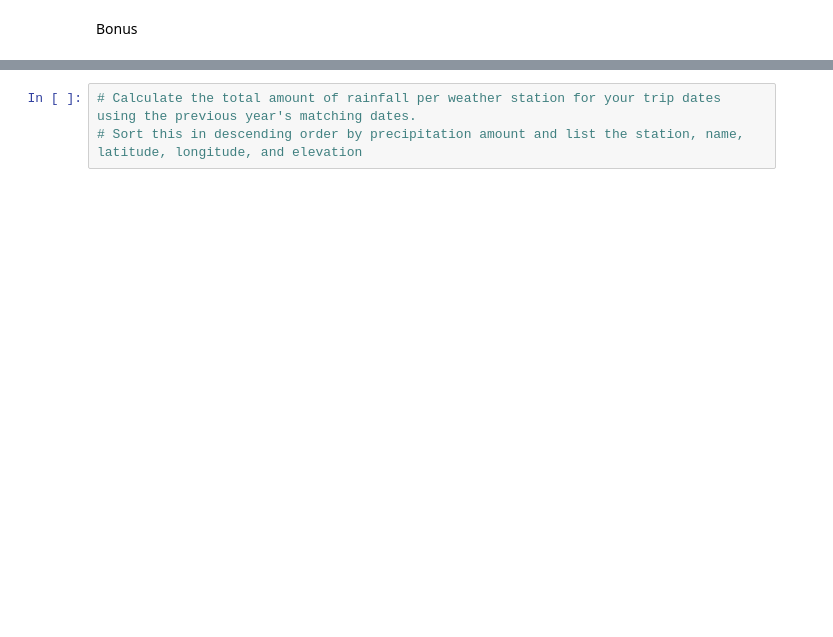
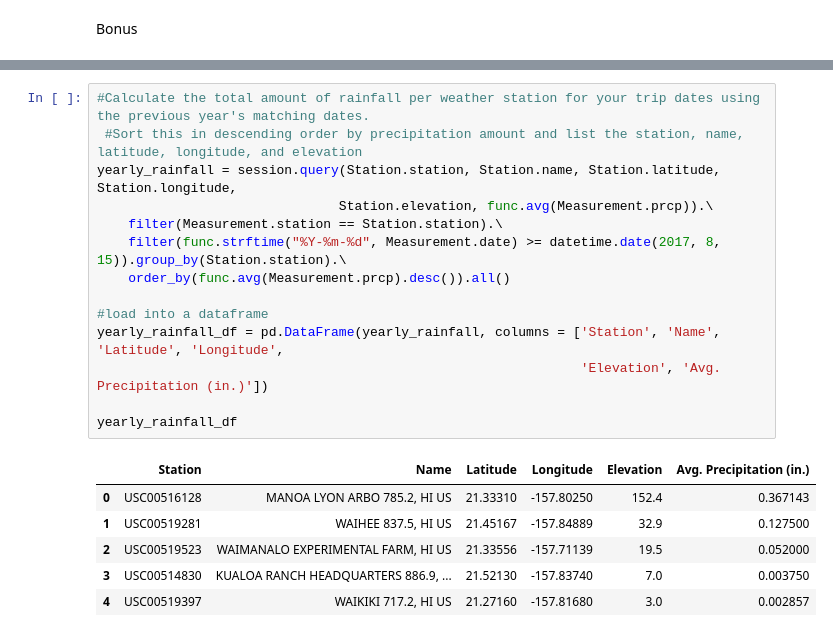
Before and after one commit to Whitney128/Homework, a Jupyter notebook: SQL-Alchemy-challenge/SQL-Alchemy_Challenge.ipynb, the cells around one changed output, grey strips where cells are left out. Drawn from its saved outputs; the diff is of its cells as text; blank space fills up the shorter version.

```diff
--- a/SQL-Alchemy-challenge/SQL-Alchemy_Challenge.ipynb
+++ b/SQL-Alchemy-challenge/SQL-Alchemy_Challenge.ipynb
@@ -94,6 +175,24 @@ NameError: name 'session' is not defined
 # %%
-# Calculate the total amount of rainfall per weather station for your trip dates using the previous year's matching dates.
-# Sort this in descending order by precipitation amount and list the station, name, latitude, longitude, and elevation
+#Calculate the total amount of rainfall per weather station for your trip dates using the previous year's matching dates.
+ #Sort this in descending order by precipitation amount and list the station, name, latitude, longitude, and elevation
+yearly_rainfall = session.query(Station.station, Station.name, Station.latitude, Station.longitude,
+                               Station.elevation, func.avg(Measurement.prcp)).\
+    filter(Measurement.station == Station.station).\
+    filter(func.strftime("%Y-%m-%d", Measurement.date) >= datetime.date(2017, 8, 15)).group_by(Station.station).\
+    order_by(func.avg(Measurement.prcp).desc()).all()
+
+#load into a dataframe
+yearly_rainfall_df = pd.DataFrame(yearly_rainfall, columns = ['Station', 'Name', 'Latitude', 'Longitude',
+                                                              'Elevation', 'Avg. Precipitation (in.)'])
+
+yearly_rainfall_df
+# %% [output]
+|  | Station | Name | Latitude | Longitude | Elevation | Avg. Precipitation (in.) |
+| 0 | USC00516128 | MANOA LYON ARBO 785.2, HI US | 21.33310 | -157.80250 | 152.4 | 0.367143 |
+| 1 | USC00519281 | WAIHEE 837.5, HI US | 21.45167 | -157.84889 | 32.9 | 0.127500 |
+| 2 | USC00519523 | WAIMANALO EXPERIMENTAL FARM, HI US | 21.33556 | -157.71139 | 19.5 | 0.052000 |
+| 3 | USC00514830 | KUALOA RANCH HEADQUARTERS 886.9, ... | 21.52130 | -157.83740 | 7.0 | 0.003750 |
+| 4 | USC00519397 | WAIKIKI 717.2, HI US | 21.27160 | -157.81680 | 3.0 | 0.002857 |
 # %%
 # Create a query that will calculate the daily normals
 # (i.e. the averages for tmin, tmax, and tavg for all historic data matching a specific month and day)
```
Also changed, not shown: parts of 14 cells of this notebook.
